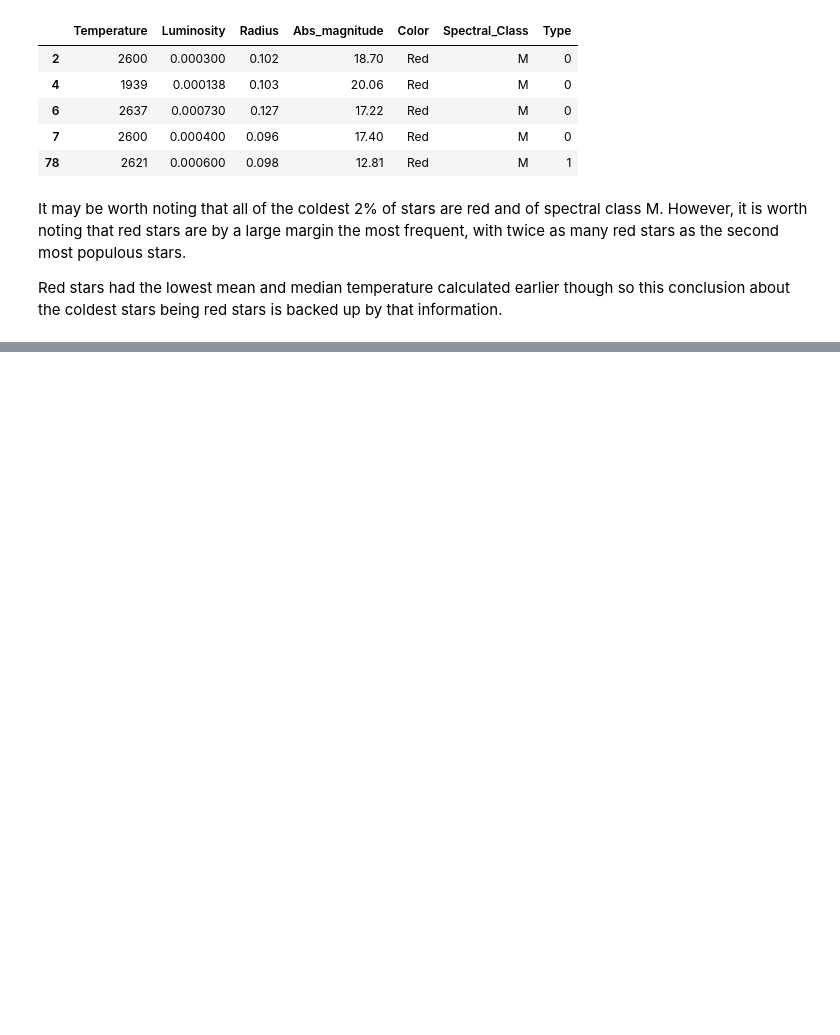
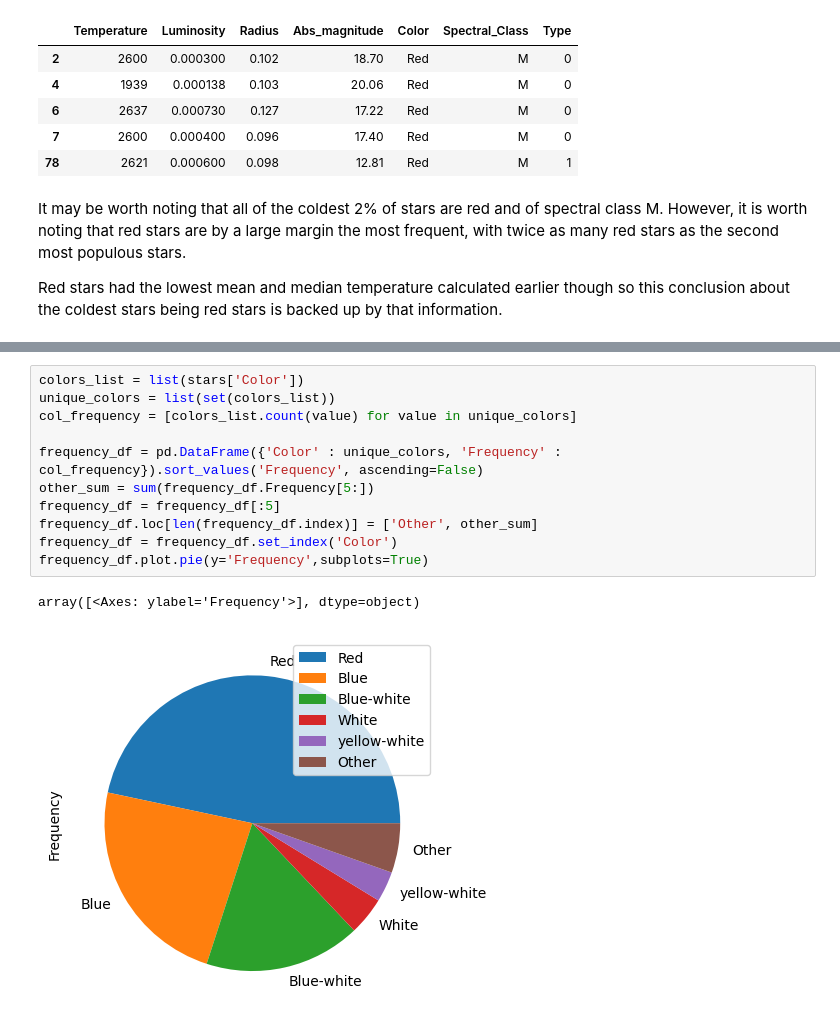
Before and after one commit to jenny4567/intro-to-data-analysis, a Jupyter notebook: stats_bites01/notebooks/02_describe_the_stars.ipynb, the cells around one changed output, grey strips where cells are left out. Saved outputs shown, nothing was run; the diff lists cells and outputs as text; blank space fills up the shorter version.

Commit message:
06 Visualising Challenge

```diff
--- a/stats_bites01/notebooks/02_describe_the_stars.ipynb
+++ b/stats_bites01/notebooks/02_describe_the_stars.ipynb
@@ -183,0 +190,14 @@ Red stars had the lowest mean and median temperature calculated earlier though s
+# %%
+colors_list = list(stars['Color'])
+unique_colors = list(set(colors_list))
+col_frequency = [colors_list.count(value) for value in unique_colors]
+
+frequency_df = pd.DataFrame({'Color' : unique_colors, 'Frequency' : col_frequency}).sort_values('Frequency', ascending=False)
+other_sum = sum(frequency_df.Frequency[5:])
+frequency_df = frequency_df[:5]
+frequency_df.loc[len(frequency_df.index)] = ['Other', other_sum]
+frequency_df = frequency_df.set_index('Color')
+frequency_df.plot.pie(y='Frequency',subplots=True)
+# %% [output]
+array([<Axes: ylabel='Frequency'>], dtype=object)
+[figure, added]
```
Also changed, not shown: parts of 16 cells of this notebook.
